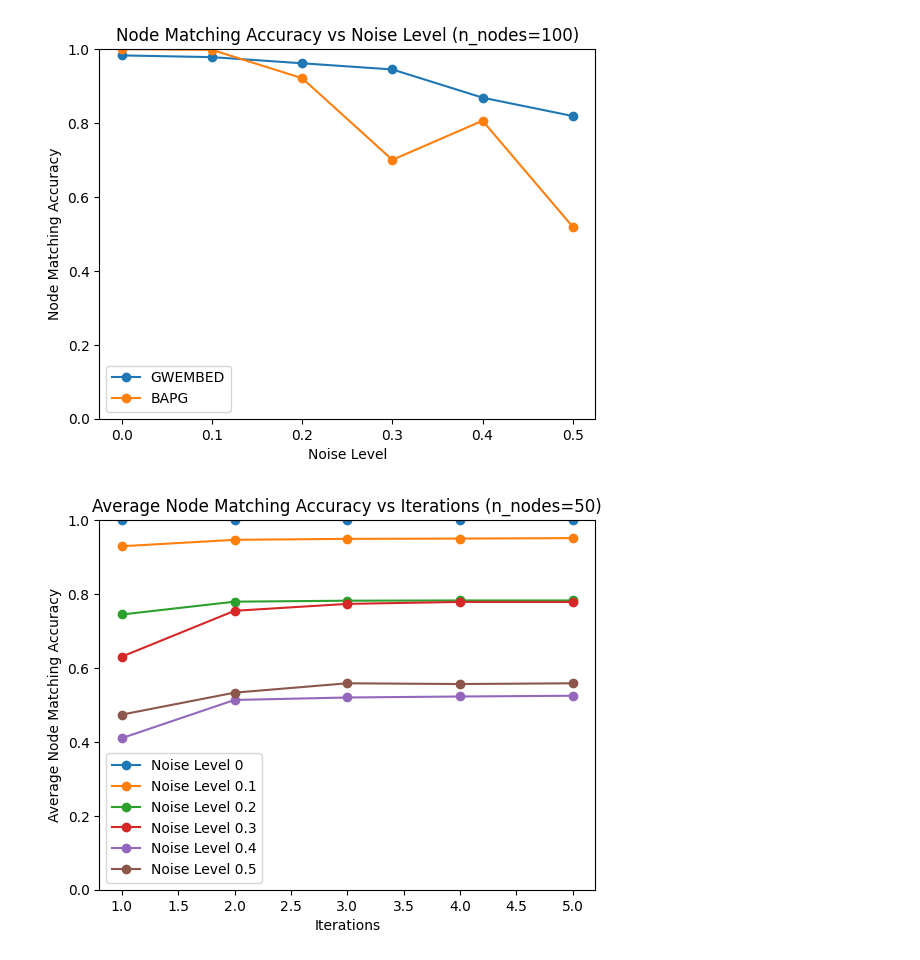
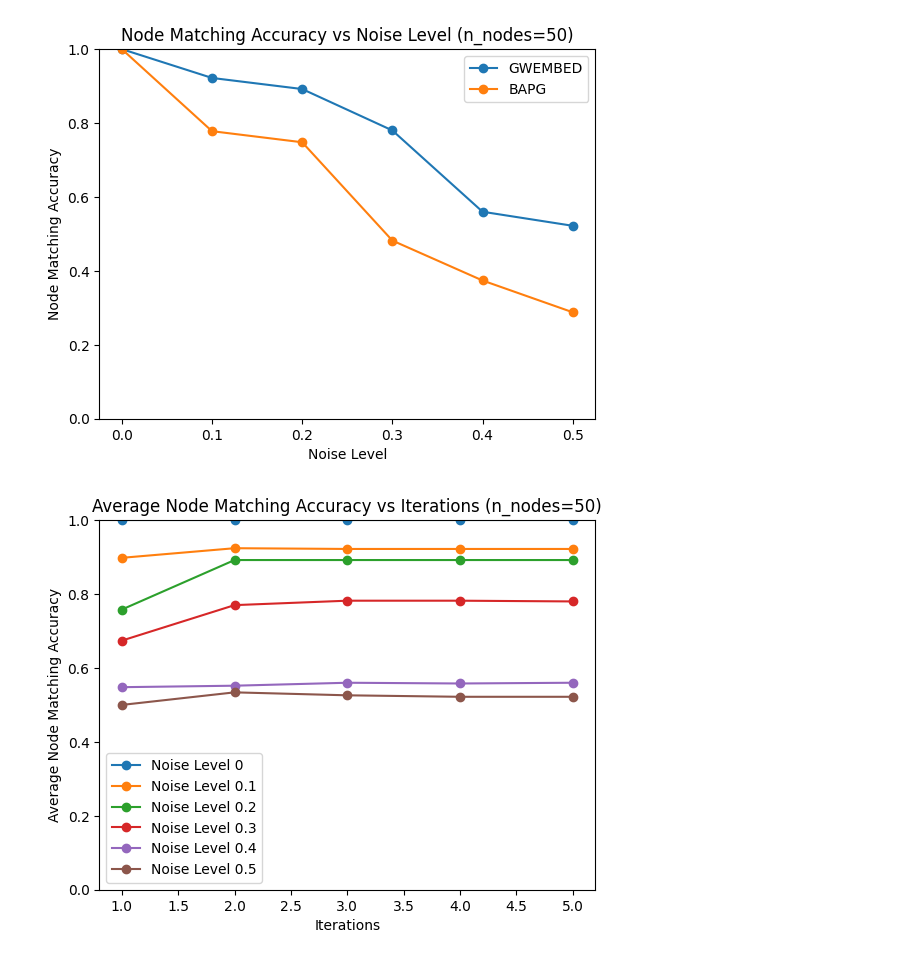
Before and after one commit to qndo1/gwgp, a Jupyter notebook: test copy.ipynb, the cells around one changed output. Drawn from its saved outputs; the diff is of its cells as text; code cells hidden in the pictures.

```diff
--- a/test copy.ipynb
+++ b/test copy.ipynb
@@ -220,29 +220,30 @@ for key in node_accuracy_GWEMBED.keys():
 # %%
 # take the node accuacy matching for n_nodes=50 and plot thedifferent noise levels on one with a 9% confidence interval line graph
 
 import matplotlib.pyplot as plt
 
-n_nodes = 100
+n_nodes = 50
+
 noise_levels = []
 accuracies_GWEMBED = []
 accuracies_BAPG = []
 
 for i in range(6):
     noise_levels.append(i * 0.1)
     key = (n_nodes, i)
     last_values_GWEMBED = [lst[-1] *0.01 for lst in node_accuracy_GWEMBED[key]]
     accuracies_GWEMBED.append(sum(last_values_GWEMBED) / len(last_values_GWEMBED))
     accuracies_BAPG.append(sum(node_accuracy_BAPG[key]) / len(node_accuracy_BAPG[key]))
 plt.plot(noise_levels, accuracies_GWEMBED, label='GWEMBED', marker='o')
 plt.plot(noise_levels, accuracies_BAPG, label='BAPG', marker='o')
 plt.title('Node Matching Accuracy vs Noise Level (n_nodes={})'.format(n_nodes))
 plt.xlabel('Noise Level')
 plt.ylabel('Node Matching Accuracy')
 plt.ylim(0, 1)
 plt.legend()
 plt.show()
 # %% [output]
-[figure, old version]
+[figure, new version]
 # %%
 # plot average node accuracy for GWEMBED for the first 5 iterations of 50 node count and each noise level stacked on one plot
 import matplotlib.pyplot as plt
@@ -265,7 +266,7 @@ plt.ylim(0, 1)
 plt.legend()
 plt.show()
 # %% [output]
-[figure, old version]
+[figure, new version]
 # %%
 node_accuracy_GWEMBED
 # %% [output]
```
Also changed, not shown: parts of 11 cells of this notebook, 1 other file.
